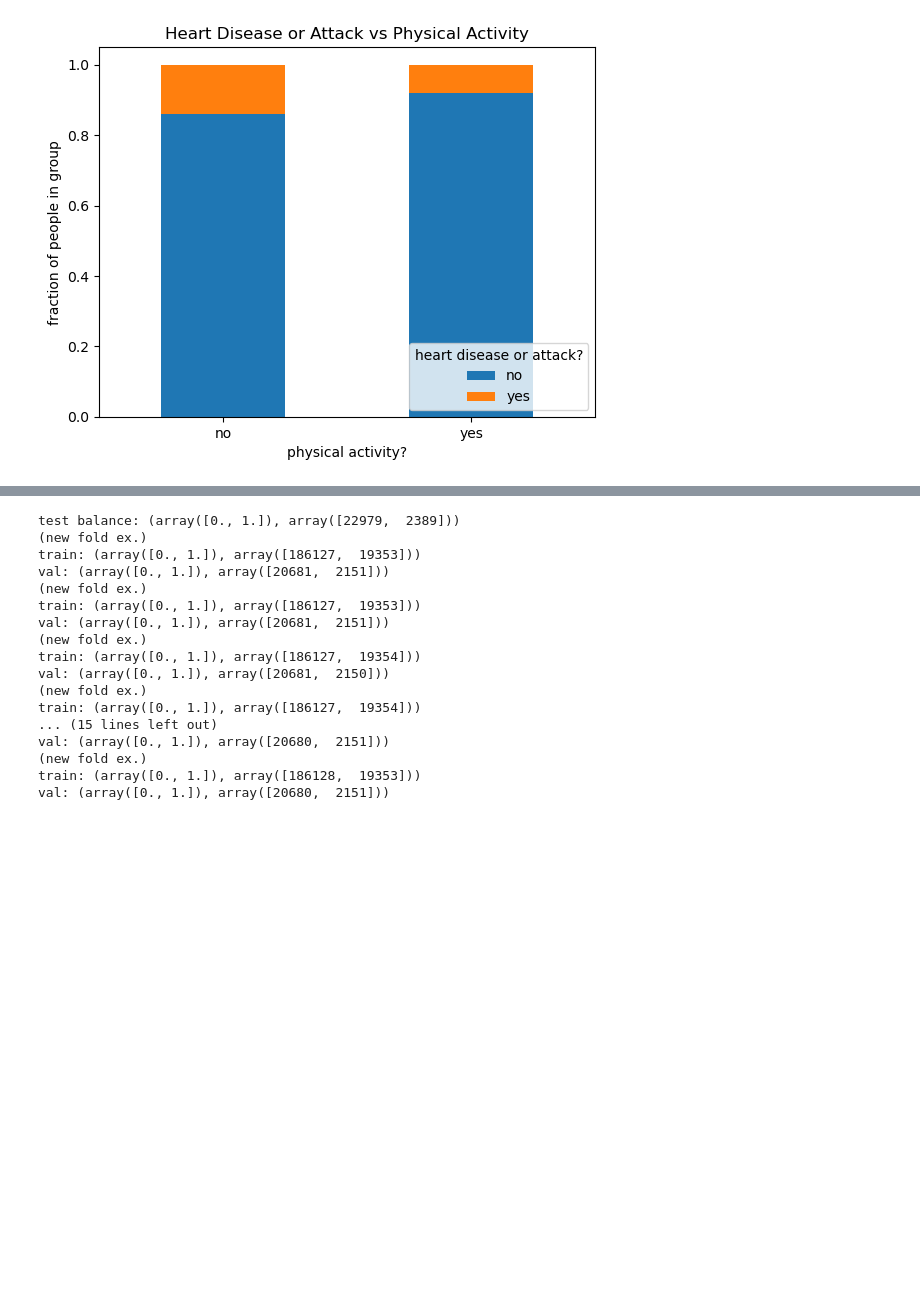
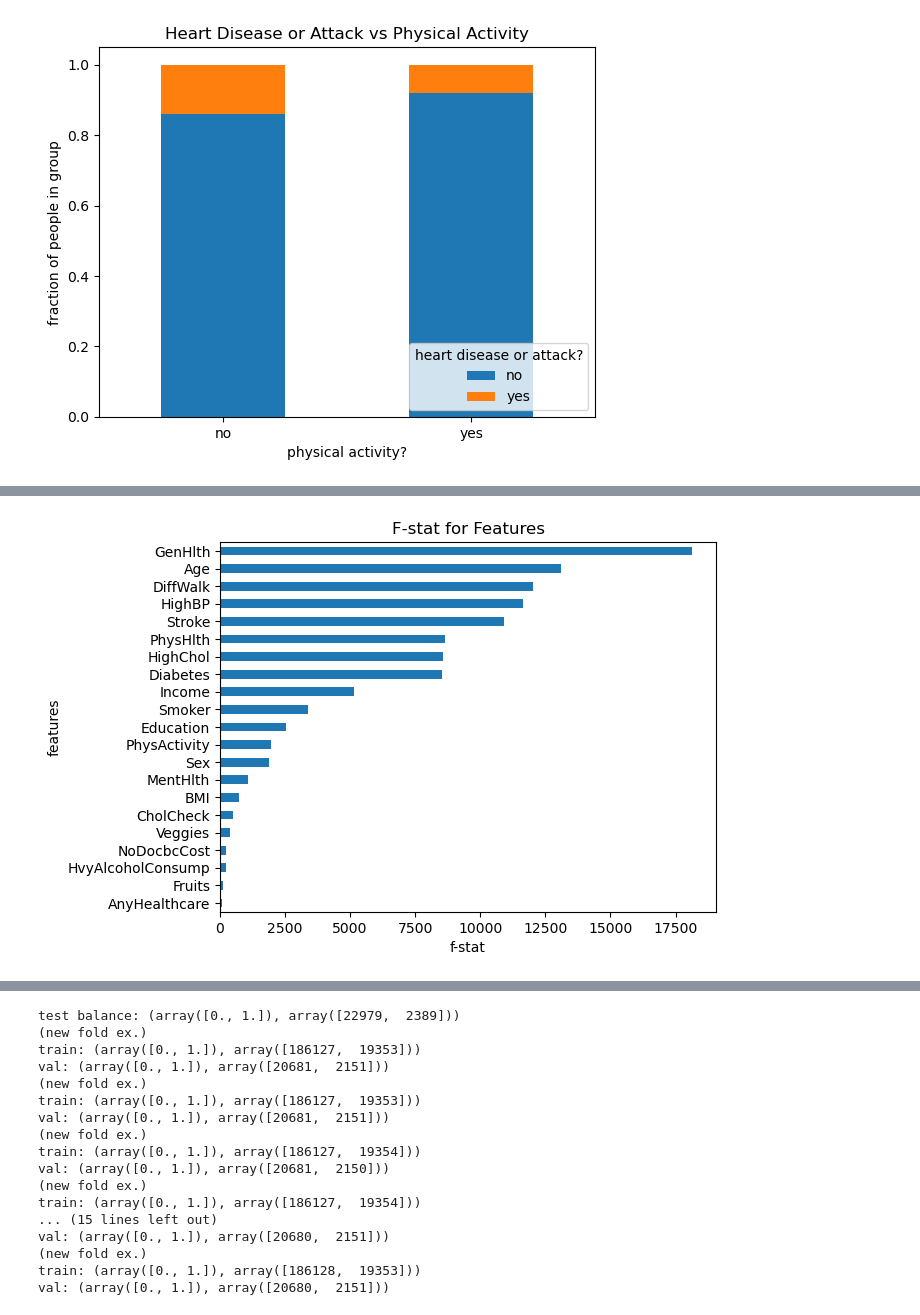
Before and after one commit to czheng27/data1030-midterm, a Jupyter notebook: midterm.ipynb, the cells around one changed output, grey strips where cells are left out. Saved outputs shown, nothing was run; the diff lists cells and outputs as text; code cells hidden in the pictures; blank space fills up the shorter version.

```diff
--- a/midterm.ipynb
+++ b/midterm.ipynb
@@ -403,18 +409,20 @@ print(sum(temp_df[temp_df['HeartDiseaseorAttack']=='no']['BMI'])/temp_df[temp_df
 X = df.loc[:,df.columns!='HeartDiseaseorAttack']
 y = df['HeartDiseaseorAttack']
 # %%
-# from sklearn.feature_selection import f_classif
-# from sklearn.feature_selection import mutual_info_classif
+from sklearn.feature_selection import f_classif
+from sklearn.feature_selection import mutual_info_classif
 
-# random_state=7
+random_state=7
 
-# f_stat,p_val = f_classif(X,y)
-# fs_df = pd.DataFrame({'columns':X.columns.tolist(),'f-stat':f_stat})
-# fs_df = fs_df.sort_values(by='f-stat',ascending=True)
+f_stat,p_val = f_classif(X,y)
+fs_df = pd.DataFrame({'columns':X.columns.tolist(),'f-stat':f_stat})
+fs_df = fs_df.sort_values(by='f-stat',ascending=True)
 
-# fs_df.plot.barh(x='columns',y='f-stat',legend=False)
-# plt.ylabel('features')
-# plt.xlabel('f-stat')
-# plt.title('F-stat for Features')
-# plt.show()
+fs_df.plot.barh(x='columns',y='f-stat',legend=False)
+plt.ylabel('features')
+plt.xlabel('f-stat')
+plt.title('F-stat for Features')
+plt.show()
+# %% [output]
+[figure, added]
 # %%
```
Also changed, not shown: parts of 4 cells of this notebook.
